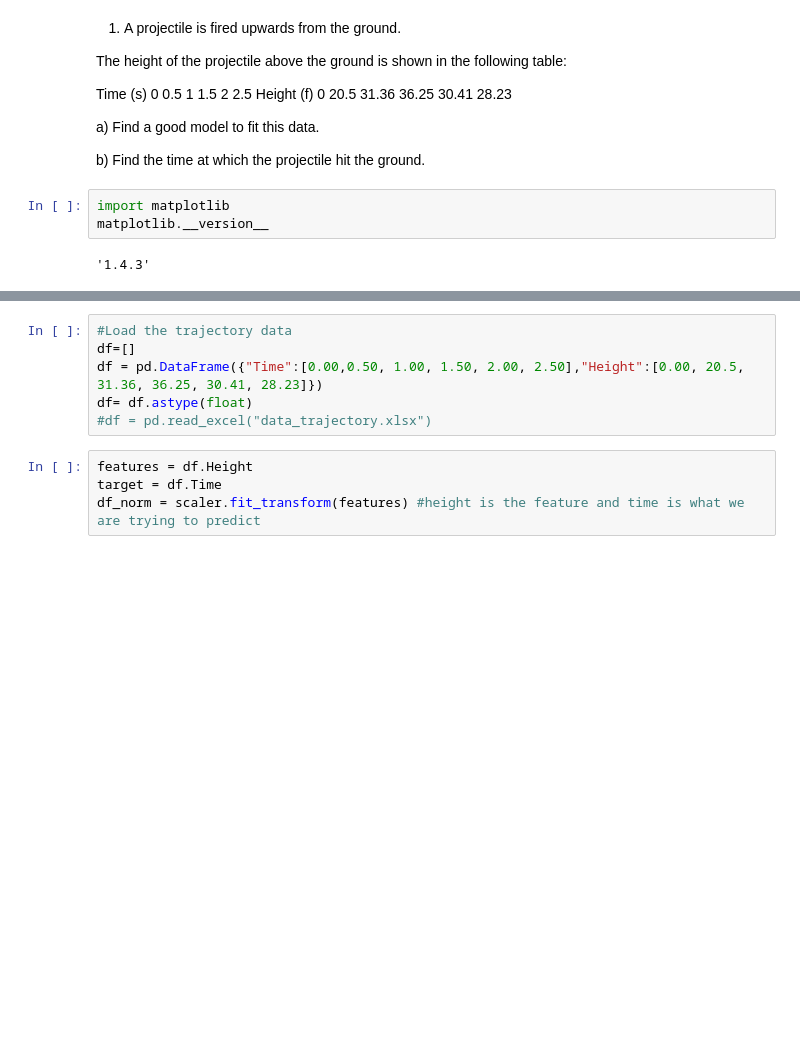
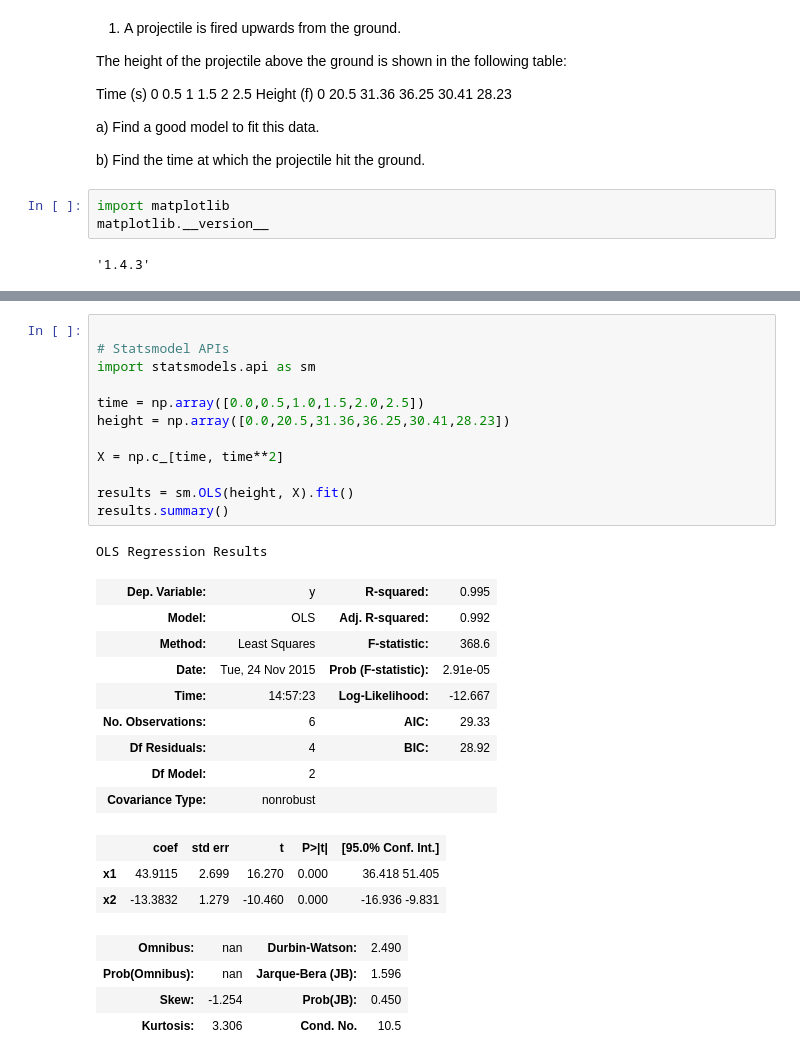
Before and after one commit to pooja-rao/DAT_SF_18, a Jupyter notebook: homework/HomeWork4/HomeWork4_Pooja.ipynb, the cells around one changed output, grey strips where cells are left out. Drawn from its saved outputs; the diff is of its cells as text; blank space fills up the shorter version.

```diff
--- a/homework/HomeWork4/HomeWork4_Pooja.ipynb
+++ b/homework/HomeWork4/HomeWork4_Pooja.ipynb
@@ -41,13 +41,33 @@ model_knn=KNeighborsClassifier(2)
 cross_val_score(model_knn,features,target,cv=3).mean()
 # %% [output]
 ValueError: Found arrays with inconsistent numbers of samples: [1 4]
-# %%
-#Load the trajectory data
-df=[]
-df = pd.DataFrame({"Time":[0.00,0.50, 1.00, 1.50, 2.00, 2.50],"Height":[0.00, 20.5, 31.36, 36.25, 30.41, 28.23]})
-df= df.astype(float)
-#df = pd.read_excel("data_trajectory.xlsx")
-# %%
-features = df.Height
-target = df.Time
-df_norm = scaler.fit_transform(features) #height is the feature and time is what we are trying to predict
+# %%
+
+# Statsmodel APIs
+import statsmodels.api as sm
+
+time = np.array([0.0,0.5,1.0,1.5,2.0,2.5])
+height = np.array([0.0,20.5,31.36,36.25,30.41,28.23])
+
+X = np.c_[time, time**2]
+
+results = sm.OLS(height, X).fit()
+results.summary()
+# %% [output]
+OLS Regression Results
+| Dep. Variable: | y | R-squared: | 0.995 |
+| Model: | OLS | Adj. R-squared: | 0.992 |
+| Method: | Least Squares | F-statistic: | 368.6 |
+| Date: | Tue, 24 Nov 2015 | Prob (F-statistic): | 2.91e-05 |
+| Time: | 14:57:23 | Log-Likelihood: | -12.667 |
+| No. Observations: | 6 | AIC: | 29.33 |
+| Df Residuals: | 4 | BIC: | 28.92 |
+| Df Model: | 2 |  |  |
+| Covariance Type: | nonrobust |  |  |
+|  | coef | std err | t | P>|t| | [95.0% Conf. Int.] |
+| x1 | 43.9115 | 2.699 | 16.270 | 0.000 | 36.418 51.405 |
+| x2 | -13.3832 | 1.279 | -10.460 | 0.000 | -16.936 -9.831 |
+| Omnibus: | nan | Durbin-Watson: | 2.490 |
+| Prob(Omnibus): | nan | Jarque-Bera (JB): | 1.596 |
+| Skew: | -1.254 | Prob(JB): | 0.450 |
+| Kurtosis: | 3.306 | Cond. No. | 10.5 |
```
Also changed, not shown: parts of 12 cells of this notebook.
